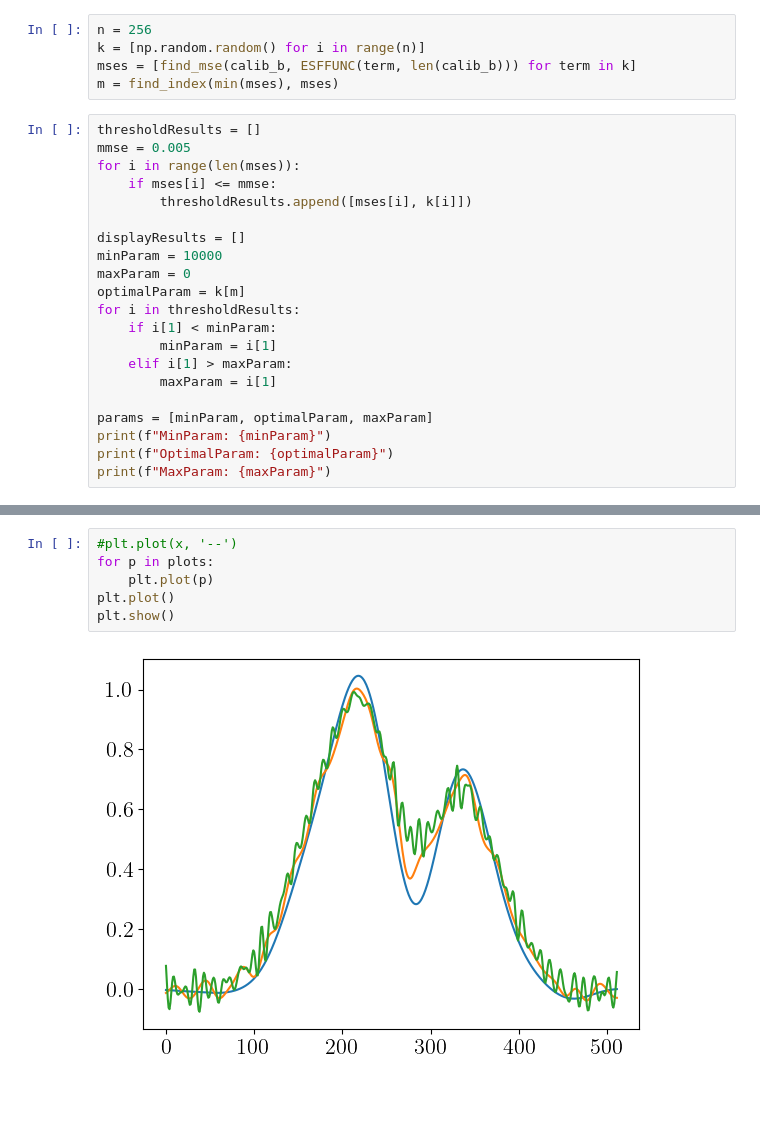
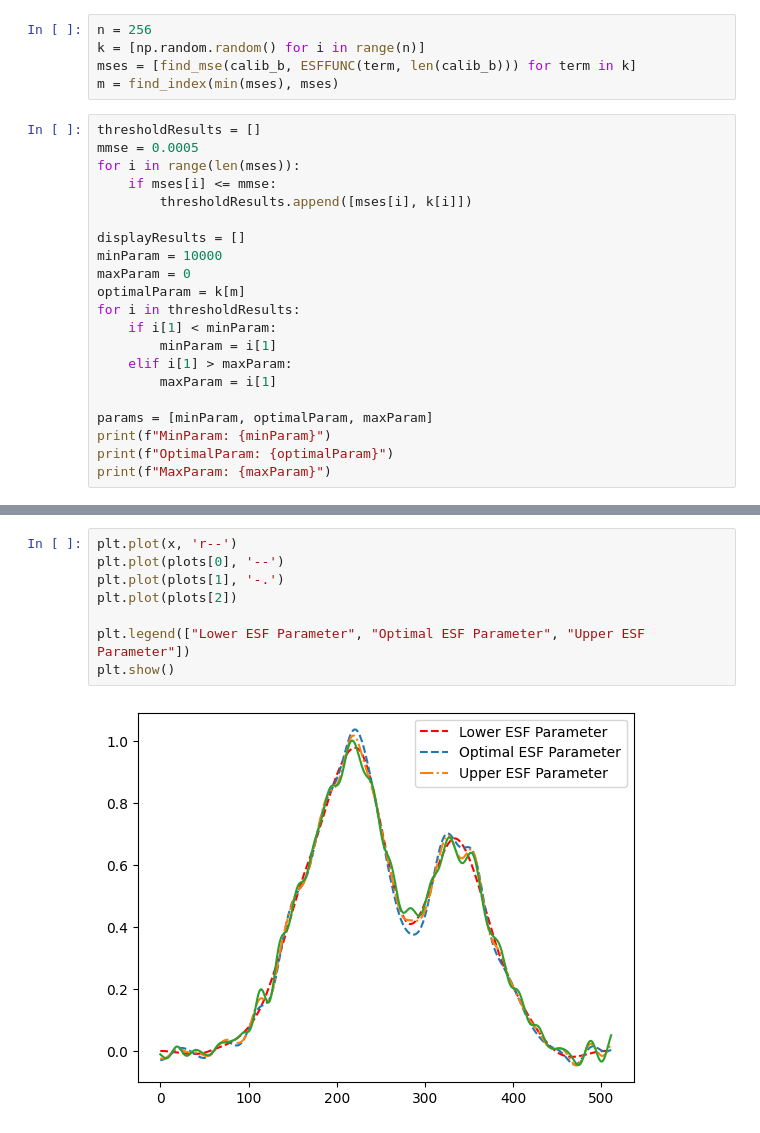
Before and after one commit to tpasfieldERAU/REU_Deblur, a Jupyter notebook: test_notebooks/tkv_error.ipynb, the cells around one changed output, grey strips where cells are left out. Cells and saved outputs as stored; diff of their text form; blank space fills up the shorter version.

```diff
--- a/test_notebooks/tkv_error.ipynb
+++ b/test_notebooks/tkv_error.ipynb
@@ -44,7 +44,7 @@ mses = [find_mse(calib_b, ESFFUNC(term, len(calib_b))) for term in k]
 m = find_index(min(mses), mses)
 # %%
 thresholdResults = []
-mmse = 0.005
+mmse = 0.0005
 for i in range(len(mses)):
     if mses[i] <= mmse:
         thresholdResults.append([mses[i], k[i]])
@@ -80,9 +81,11 @@ for i in params:
     plots.append(out)
-# %%
-#plt.plot(x, '--')
-for p in plots:
-    plt.plot(p)
-plt.plot()
-plt.show()
-# %% [output]
-[figure, removed]
+# %%
+plt.plot(x, 'r--')
+plt.plot(plots[0], '--')
+plt.plot(plots[1], '-.')
+plt.plot(plots[2])
+
+plt.legend(["Lower ESF Parameter", "Optimal ESF Parameter", "Upper ESF Parameter"])
+plt.show()
+# %% [output]
+[figure, added]
```
Also changed, not shown: parts of 8 cells of this notebook, 4 other files.
